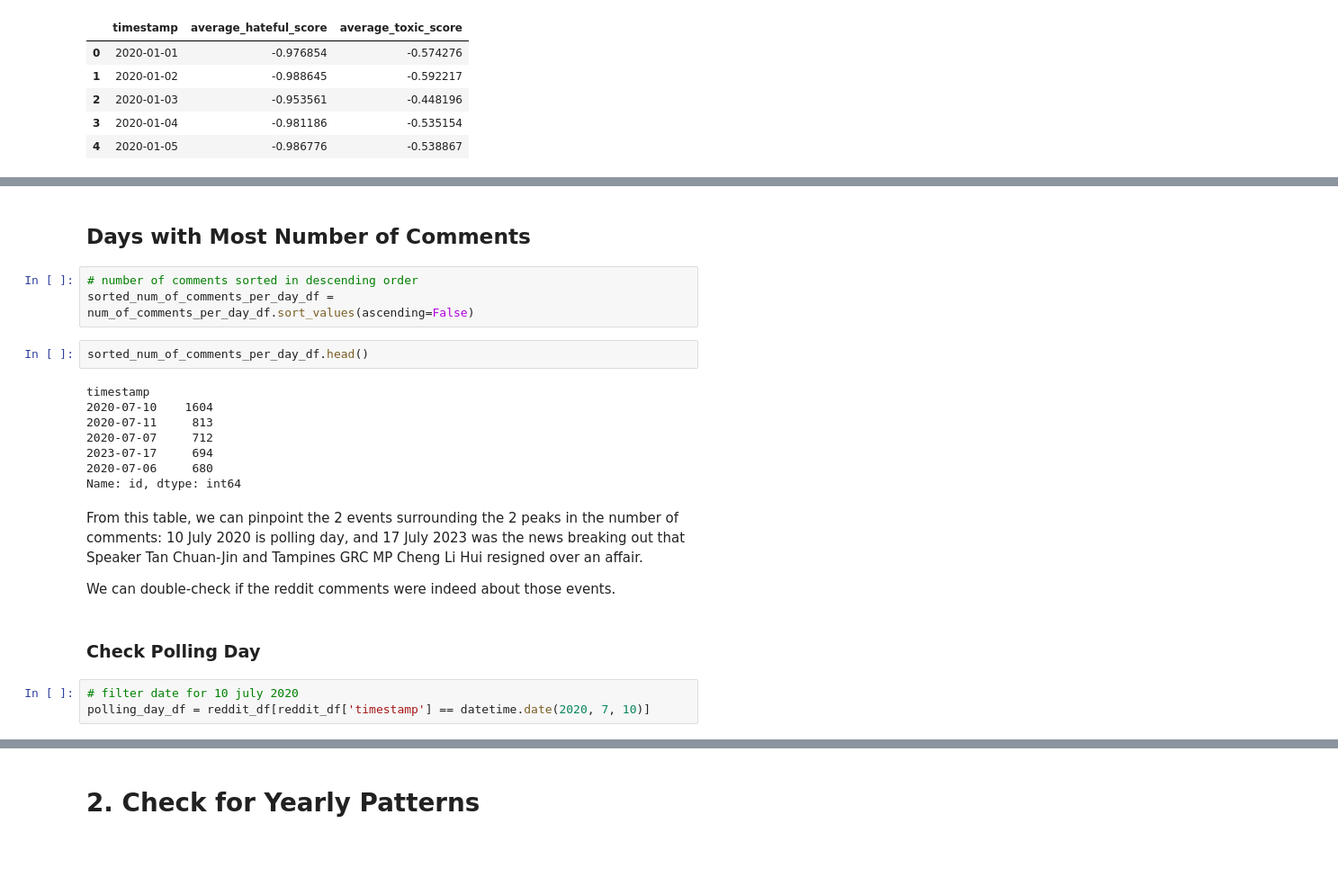
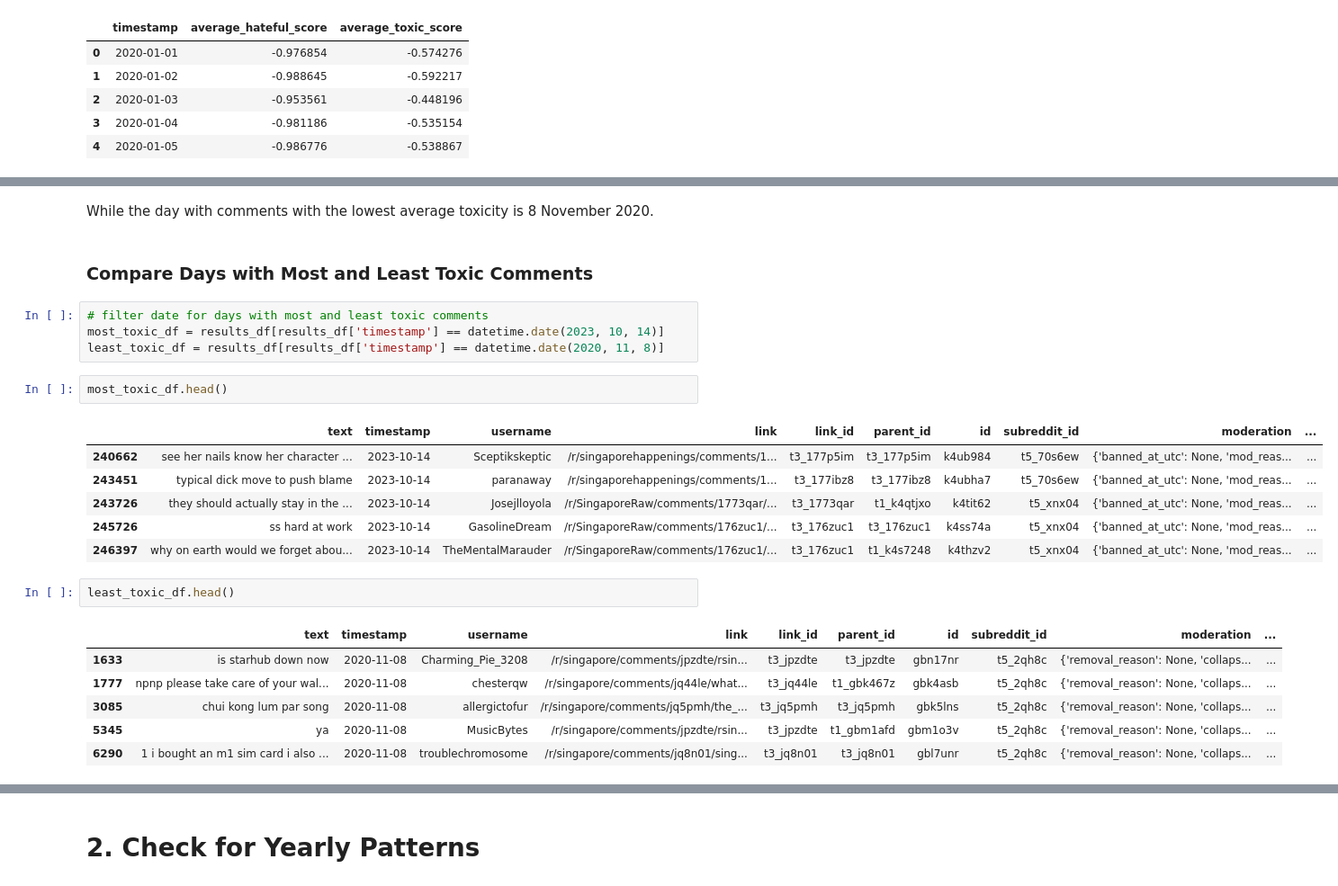
Before and after one commit to rhyden-kx/DSA4264, a Jupyter notebook: eda_2/across_time_2.ipynb, the cells around one changed output, grey strips where cells are left out. Shown: that part at 90% size. Cells and saved outputs as stored; diff of their text form; blank space fills up the shorter version.

```diff
--- a/eda_2/across_time_2.ipynb
+++ b/eda_2/across_time_2.ipynb
@@ -190,24 +239,26 @@ By plotting the daily average hatefulness and toxic scores, we can see that both
+# %% [markdown]
+While the day with comments with the lowest average toxicity is 8 November 2020.
 # %% [markdown]
-## Days with Most Number of Comments
+### Compare Days with Most and Least Toxic Comments
-# %%
-# number of comments sorted in descending order
-sorted_num_of_comments_per_day_df = num_of_comments_per_day_df.sort_values(ascending=False)
+# %%
+# filter date for days with most and least toxic comments
+most_toxic_df = results_df[results_df['timestamp'] == datetime.date(2023, 10, 14)]
+least_toxic_df = results_df[results_df['timestamp'] == datetime.date(2020, 11, 8)]
 # %%
-sorted_num_of_comments_per_day_df.head()
+most_toxic_df.head()
 # %% [output]
-timestamp
-2020-07-10    1604
-2020-07-11     813
-2020-07-07     712
-2023-07-17     694
-2020-07-06     680
-Name: id, dtype: int64
+|  | text | timestamp | username | link | link_id | parent_id | id | subreddit_id | moderation | ... |
+| 240662 | see her nails know her character ... | 2023-10-14 | Sceptikskeptic | /r/singaporehappenings/comments/1... | t3_177p5im | t3_177p5im | k4ub984 | t5_70s6ew | {'banned_at_utc': None, 'mod_reas... | ... |
+| 243451 | typical dick move to push blame | 2023-10-14 | paranaway | /r/singaporehappenings/comments/1... | t3_177ibz8 | t3_177ibz8 | k4ubha7 | t5_70s6ew | {'banned_at_utc': None, 'mod_reas... | ... |
+| 243726 | they should actually stay in the ... | 2023-10-14 | Josejlloyola | /r/SingaporeRaw/comments/1773qar/... | t3_1773qar | t1_k4qtjxo | k4tit62 | t5_xnx04 | {'banned_at_utc': None, 'mod_reas... | ... |
+| 245726 | ss hard at work | 2023-10-14 | GasolineDream | /r/SingaporeRaw/comments/176zuc1/... | t3_176zuc1 | t3_176zuc1 | k4ss74a | t5_xnx04 | {'banned_at_utc': None, 'mod_reas... | ... |
+| 246397 | why on earth would we forget abou... | 2023-10-14 | TheMentalMarauder | /r/SingaporeRaw/comments/176zuc1/... | t3_176zuc1 | t1_k4s7248 | k4thzv2 | t5_xnx04 | {'banned_at_utc': None, 'mod_reas... | ... |
-# %% [markdown]
-From this table, we can pinpoint the 2 events surrounding the 2 peaks in the number of comments: 10 July 2020 is polling day, and 17 July 2023 was the news breaking out that Speaker Tan Chuan-Jin and Tampines GRC MP Cheng Li Hui resigned over an affair.
-
-We can double-check if the reddit comments were indeed about those events.
-# %% [markdown]
-### Check Polling Day
-# %%
-# filter date for 10 july 2020
-polling_day_df = reddit_df[reddit_df['timestamp'] == datetime.date(2020, 7, 10)]
+# %%
+least_toxic_df.head()
+# %% [output]
+|  | text | timestamp | username | link | link_id | parent_id | id | subreddit_id | moderation | ... |
+| 1633 | is starhub down now | 2020-11-08 | Charming_Pie_3208 | /r/singapore/comments/jpzdte/rsin... | t3_jpzdte | t3_jpzdte | gbn17nr | t5_2qh8c | {'removal_reason': None, 'collaps... | ... |
+| 1777 | npnp please take care of your wal... | 2020-11-08 | chesterqw | /r/singapore/comments/jq44le/what... | t3_jq44le | t1_gbk467z | gbk4asb | t5_2qh8c | {'removal_reason': None, 'collaps... | ... |
+| 3085 | chui kong lum par song | 2020-11-08 | allergictofur | /r/singapore/comments/jq5pmh/the_... | t3_jq5pmh | t3_jq5pmh | gbk5lns | t5_2qh8c | {'removal_reason': None, 'collaps... | ... |
+| 5345 | ya | 2020-11-08 | MusicBytes | /r/singapore/comments/jpzdte/rsin... | t3_jpzdte | t1_gbm1afd | gbm1o3v | t5_2qh8c | {'removal_reason': None, 'collaps... | ... |
+| 6290 | 1 i bought an m1 sim card i also ... | 2020-11-08 | troublechromosome | /r/singapore/comments/jq8n01/sing... | t3_jq8n01 | t3_jq8n01 | gbl7unr | t5_2qh8c | {'removal_reason': None, 'collaps... | ... |
```
Also changed, not shown: parts of 18 cells of this notebook.
